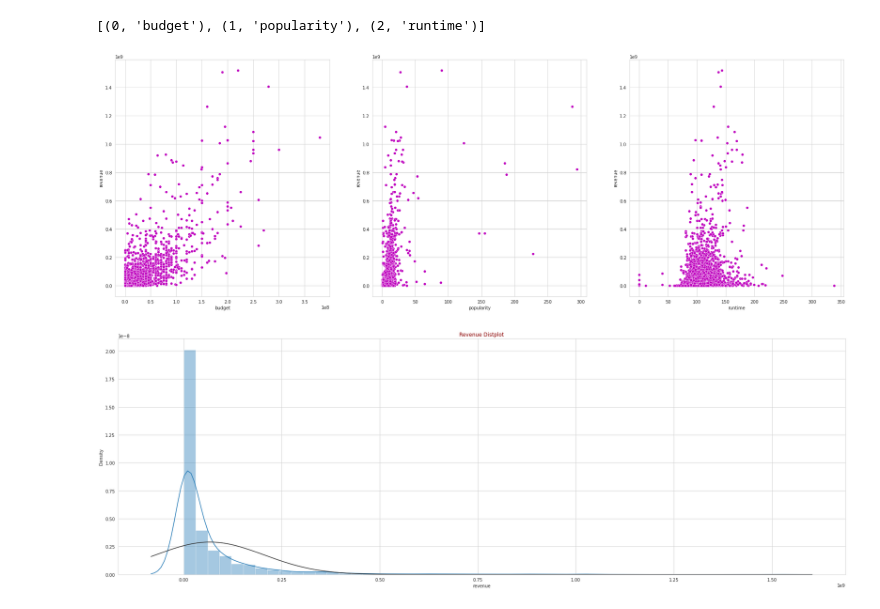
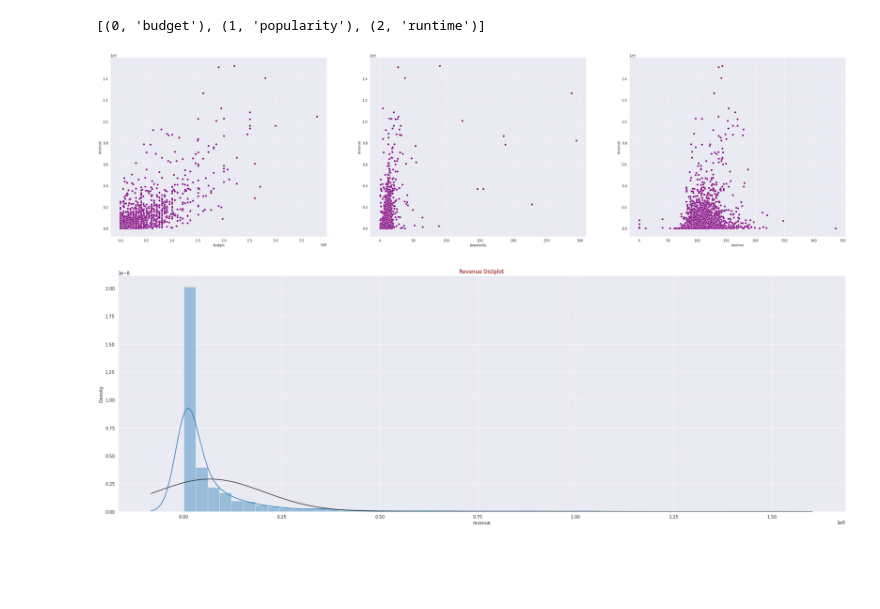
Before and after one commit to heyrobin/Movie-Sales-Prediction-, a Jupyter notebook: TMDB_Box_Office_Prediction.ipynb, the cells around one changed output. Drawn from its saved outputs; the diff is of its cells as text; code cells hidden in the pictures; blank space fills up the shorter version.

```diff
--- a/TMDB_Box_Office_Prediction.ipynb
+++ b/TMDB_Box_Office_Prediction.ipynb
@@ -133,14 +133,19 @@ list(enumerate(eda_num_columns))
 [(0, 'budget'), (1, 'popularity'), (2, 'runtime')]
 # %%
 Y = eda['revenue']
-plt.figure(figsize=(30,10))
-sns.set_style("whitegrid")
+plt.figure(figsize=(40,10))
+sns.set_style("darkgrid")
+sns.color_palette("rocket_r", as_cmap=True)
+
+
+
 
 for i in enumerate(eda_num_columns):
     plt.subplot(1,3,i[0]+1)
-    sns.scatterplot(x=eda[i[1]], y=Y, color="m")
+    sns.scatterplot(x=eda[i[1]], y=Y, color='purple')
+    sns.despine()
 # %% [output]
-[figure, old version]
+[figure, new version]
 # %%
 from scipy.stats import norm
 # %%
```
Also changed, not shown: parts of 5 cells of this notebook.
